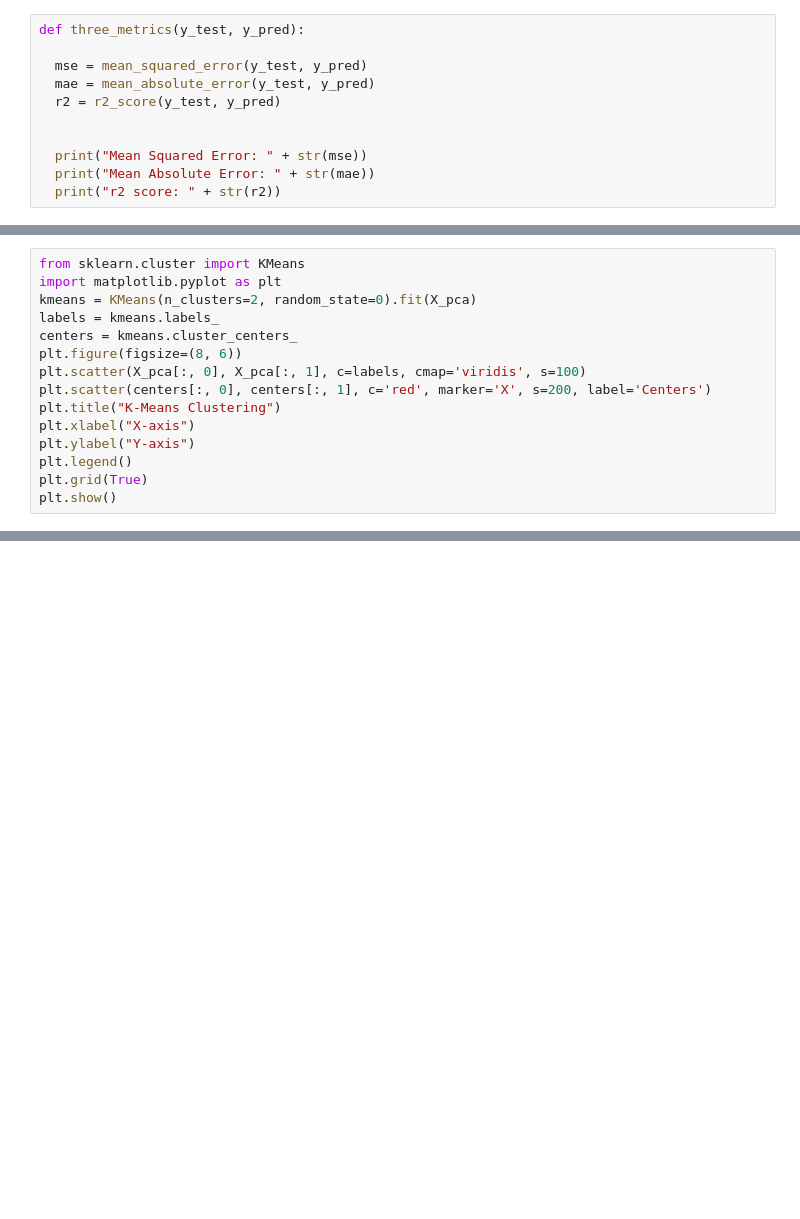
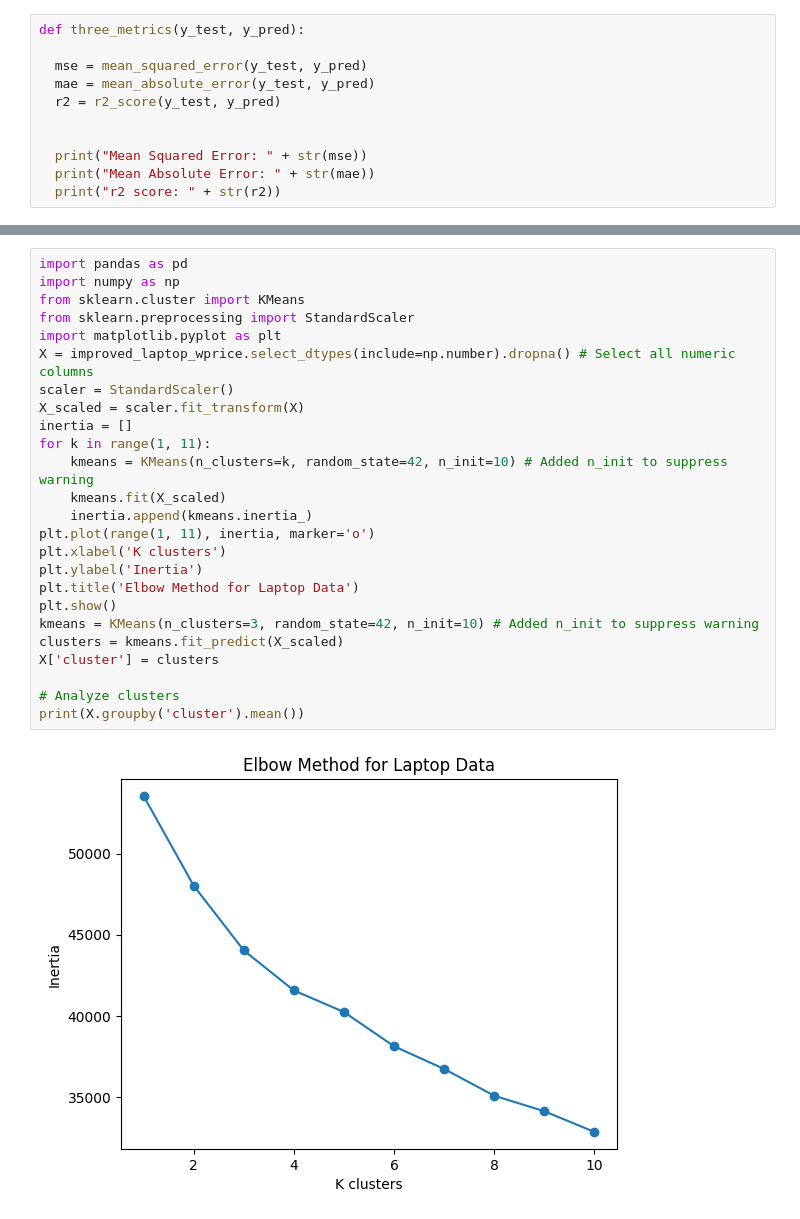
Before and after one commit to PreciousGemstone/CSSI-97-Project-insert_team_name-, a Jupyter notebook: Project_Clustering.ipynb, the cells around one changed output, grey strips where cells are left out. Cells and saved outputs as stored; diff of their text form; blank space fills up the shorter version.

```diff
--- a/Project_Clustering.ipynb
+++ b/Project_Clustering.ipynb
@@ -54,15 +27,0 @@ print(pca.explained_variance_ratio_)
-# %%
-from sklearn.cluster import KMeans
-import matplotlib.pyplot as plt
-kmeans = KMeans(n_clusters=2, random_state=0).fit(X_pca)
-labels = kmeans.labels_
-centers = kmeans.cluster_centers_
-plt.figure(figsize=(8, 6))
-plt.scatter(X_pca[:, 0], X_pca[:, 1], c=labels, cmap='viridis', s=100)
-plt.scatter(centers[:, 0], centers[:, 1], c='red', marker='X', s=200, label='Centers')
-plt.title("K-Means Clustering")
-plt.xlabel("X-axis")
-plt.ylabel("Y-axis")
-plt.legend()
-plt.grid(True)
-plt.show()
@@ -70,0 +170,27 @@ plt.show()
+# %%
+import pandas as pd
+import numpy as np
+from sklearn.cluster import KMeans
+from sklearn.preprocessing import StandardScaler
+import matplotlib.pyplot as plt
+X = improved_laptop_wprice.select_dtypes(include=np.number).dropna() # Select all numeric columns
+scaler = StandardScaler()
+X_scaled = scaler.fit_transform(X)
+inertia = []
+for k in range(1, 11):
+    kmeans = KMeans(n_clusters=k, random_state=42, n_init=10) # Added n_init to suppress warning
+    kmeans.fit(X_scaled)
+    inertia.append(kmeans.inertia_)
+plt.plot(range(1, 11), inertia, marker='o')
+plt.xlabel('K clusters')
+plt.ylabel('Inertia')
+plt.title('Elbow Method for Laptop Data')
+plt.show()
+kmeans = KMeans(n_clusters=3, random_state=42, n_init=10) # Added n_init to suppress warning
+clusters = kmeans.fit_predict(X_scaled)
+X['cluster'] = clusters
+
+# Analyze clusters
+print(X.groupby('cluster').mean())
+# %% [output]
+[figure, added]
```
Also changed, not shown: parts of 11 cells of this notebook.
